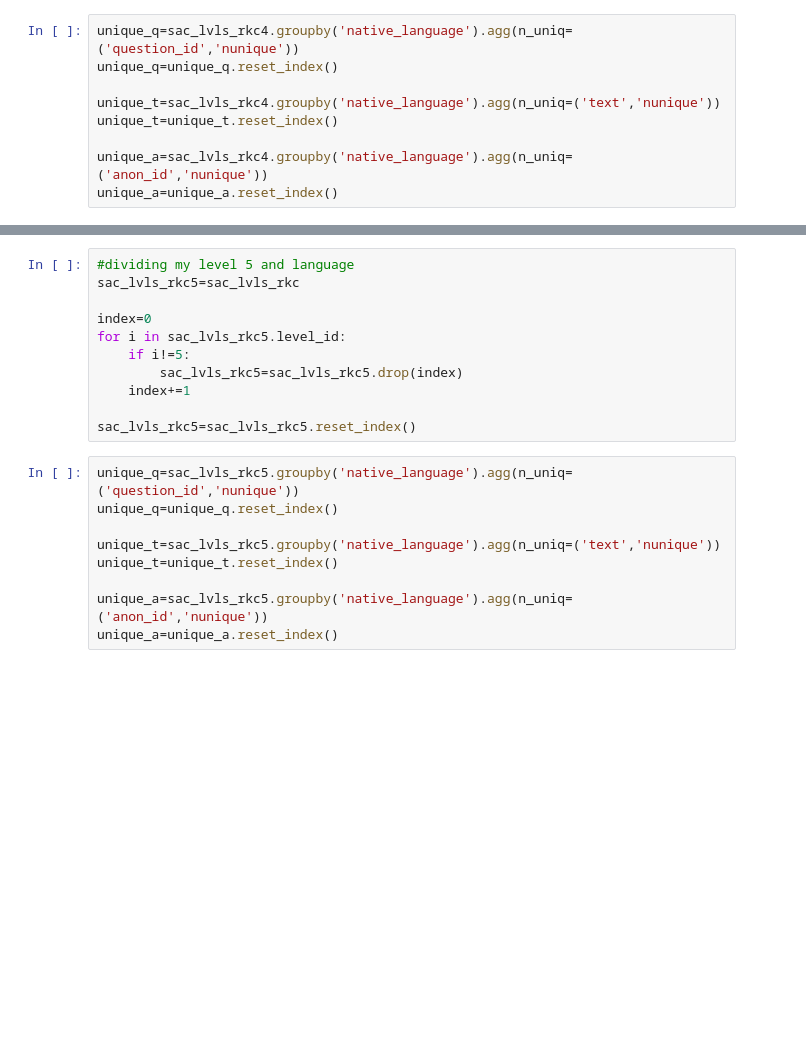
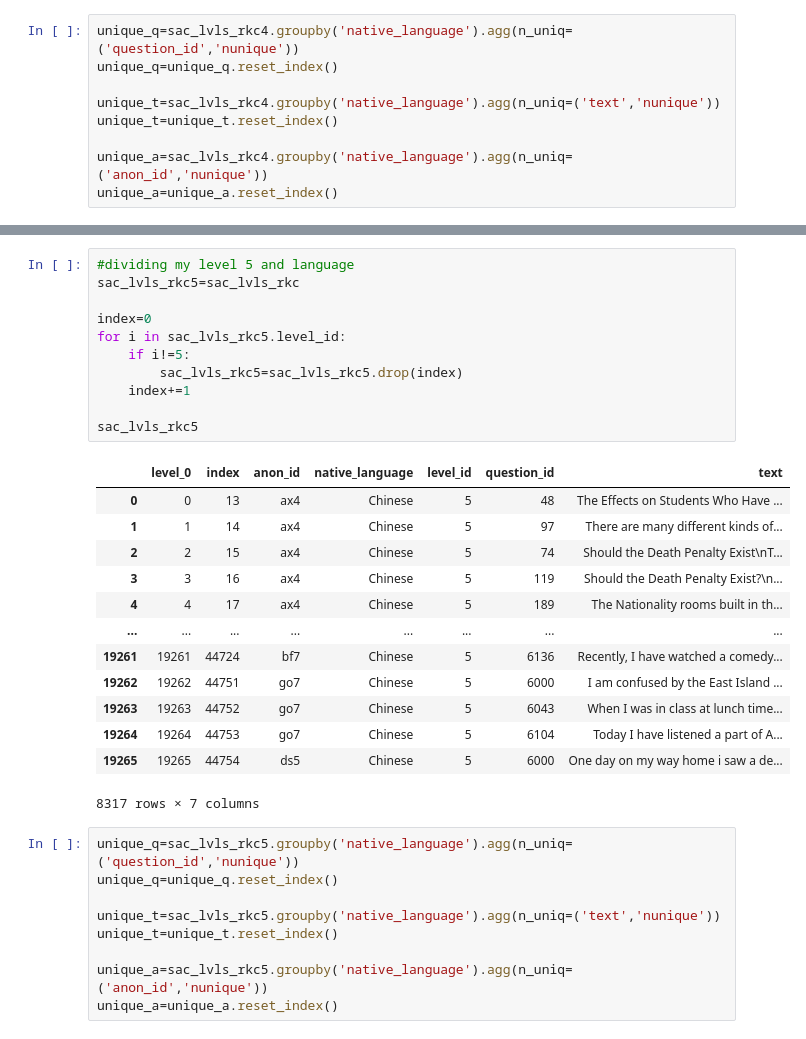
Before and after one commit to mencer456/LRDC-Research, a Jupyter notebook: SlideStats.ipynb, the cells around one changed output, grey strips where cells are left out. Drawn from its saved outputs; the diff is of its cells as text; blank space fills up the shorter version.

```diff
--- a/SlideStats.ipynb
+++ b/SlideStats.ipynb
@@ -136,14 +244,28 @@ unique_a
 # %%
 #dividing my level 5 and language
 sac_lvls_rkc5=sac_lvls_rkc
 
 index=0
 for i in sac_lvls_rkc5.level_id:
     if i!=5:
         sac_lvls_rkc5=sac_lvls_rkc5.drop(index)
     index+=1
 
-sac_lvls_rkc5=sac_lvls_rkc5.reset_index()
+sac_lvls_rkc5
+# %% [output]
+|  | level_0 | index | anon_id | native_language | level_id | question_id | text |
+| 0 | 0 | 13 | ax4 | Chinese | 5 | 48 | The Effects on Students Who Have ... |
+| 1 | 1 | 14 | ax4 | Chinese | 5 | 97 | There are many different kinds of... |
+| 2 | 2 | 15 | ax4 | Chinese | 5 | 74 | Should the Death Penalty Exist\nT... |
+| 3 | 3 | 16 | ax4 | Chinese | 5 | 119 | Should the Death Penalty Exist?\n... |
+| 4 | 4 | 17 | ax4 | Chinese | 5 | 189 | The Nationality rooms built in th... |
+| ... | ... | ... | ... | ... | ... | ... | ... |
+| 19261 | 19261 | 44724 | bf7 | Chinese | 5 | 6136 | Recently, I have watched a comedy... |
+| 19262 | 19262 | 44751 | go7 | Chinese | 5 | 6000 | I am confused by the East Island ... |
+| 19263 | 19263 | 44752 | go7 | Chinese | 5 | 6043 | When I was in class at lunch time... |
+| 19264 | 19264 | 44753 | go7 | Chinese | 5 | 6104 | Today I have listened a part of A... |
+| 19265 | 19265 | 44754 | ds5 | Chinese | 5 | 6000 | One day on my way home i saw a de... |
+8317 rows × 7 columns
 # %%
 unique_q=sac_lvls_rkc5.groupby('native_language').agg(n_uniq=('question_id','nunique'))
 unique_q=unique_q.reset_index()
```
Also changed, not shown: parts of 57 cells of this notebook.
